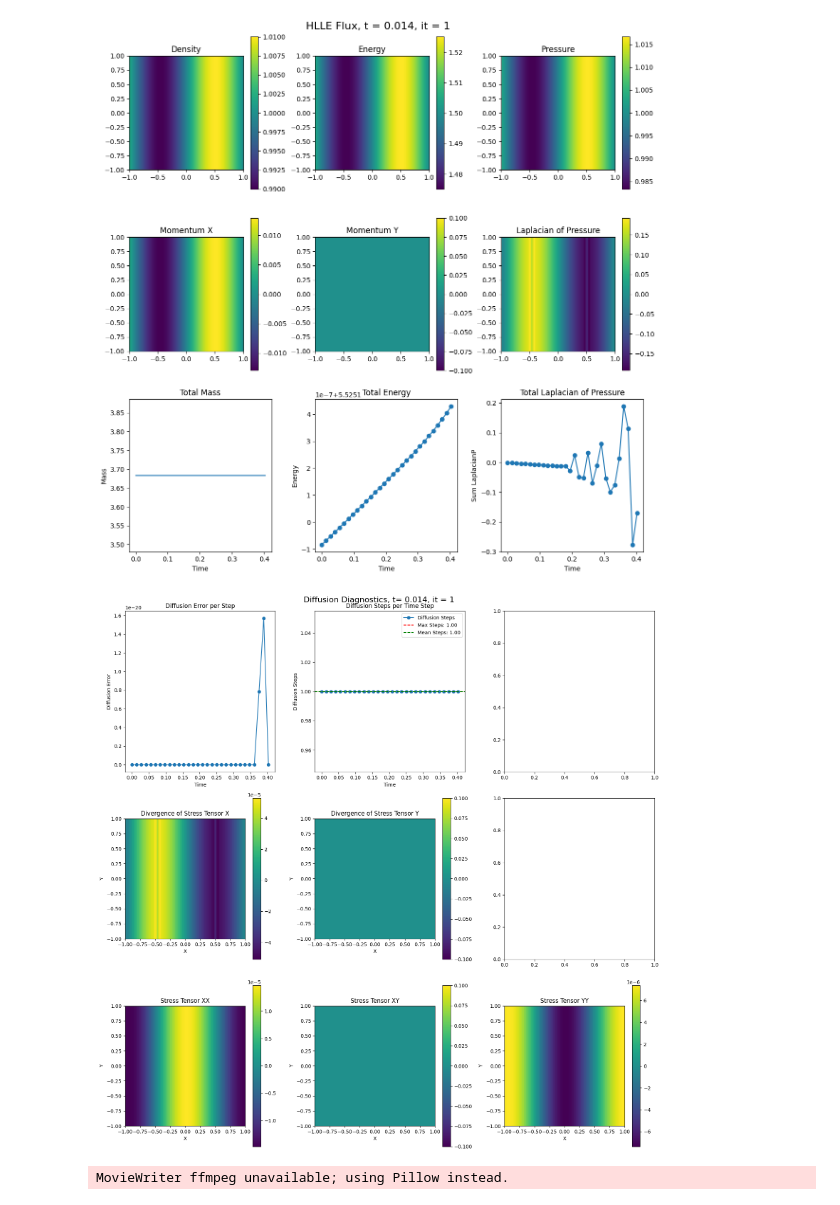
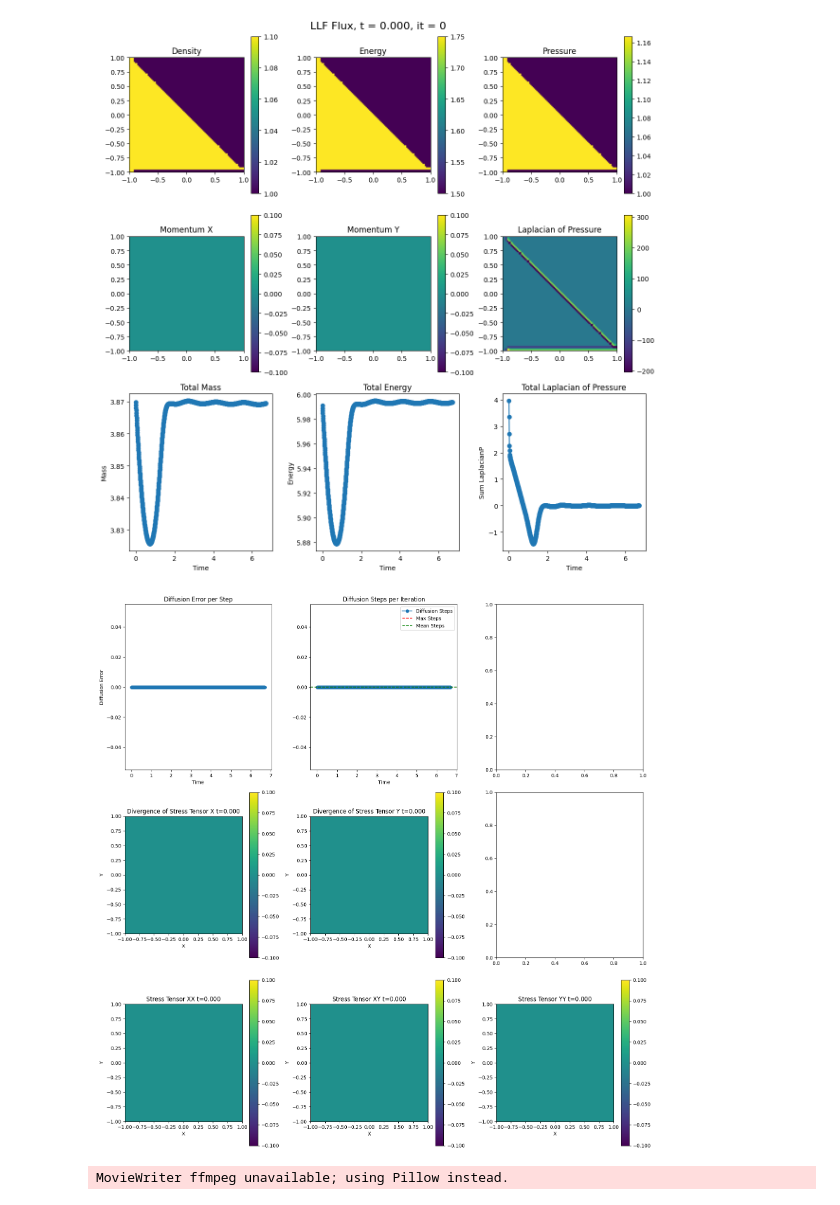
Before and after one commit to Jimbo-Coder/PyFluid, a Jupyter notebook: main.ipynb, the cells around one changed output. Cells and saved outputs as stored; diff of their text form; code cells hidden in the pictures.

Commit message:
IP, shocktube

```diff
--- a/main.ipynb
+++ b/main.ipynb
@@ -268,7 +268,7 @@ class Fluid2D:
         fluxx[3],fluxy[3] = velf*(uvecf[3] + Pf); # Energy
 
     def apply_ics(self):
-       self.rhob = 1;self.rhoamp = 1e-3; self.presb = 1.0;
+       self.rhob = 1;self.rhoamp = 1e-1; self.presb = 1.0;
        self.cs0 = np.sqrt(self.gamma * self.presb / self.rhob);
        self.rho[self.imask]+=  self.rhob;
        self.pressure[self.imask] += self.presb;
@@ -306,6 +306,15 @@ class Fluid2D:
            self.momentum[0, self.imask] += self.rhoamp * self.cs0 * np.sin(kx*self.xg[self.imask]) * np.cos(ky*self.yg[self.imask])
            self.momentum[1, self.imask] += -self.rhoamp * self.cs0 * np.cos(kx*self.xg[self.imask]) * np.sin(ky*self.yg[self.imask])
            self.pressure[self.imask] += (self.rho[self.imask]/4)*(self.cs0**2)* (np.cos(2*kx*self.xg[self.imask]) + np.cos(2*ky*self.yg[self.imask]));
+       elif self.ici == 4: #Shock tube
+           self.icname = "Shock Tube"
+           nvec = np.array([1,1]) #normal vector in shock
+           nvec = nvec / np.linalg.norm(nvec)
+           rdotn = self.xg*nvec[0] + self.yg*nvec[1];
+           lhmask = (rdotn <= 0) & self.imask
+           rhmask = (rdotn > 0) & self.imask
+           self.rho[lhmask] += self.rhoamp;
+           self.pressure[lhmask] += self.rhoamp * self.cs0**2;
 
        #Initial velocity
        safe_divide(self.momentum, self.rho, self.vel)
@@ -525,8 +534,8 @@ class Fluid2D:
                raise ValueError("Invalid Flux Method Key")
             self.apply_bcs()
             #Diffusion Step
-            self.diff_iteration()
-            self.apply_bcs()
+            #self.diff_iteration()
+            #self.apply_bcs()
 
 
             self.closure_ideal(self.uvec,self.vel,self.pressure)
@@ -548,21 +557,21 @@ class Fluid2D:
 
 
 x0t = -1.0; x1t = 1.0;  nxt = 99;
-Nsteps =5
+Nsteps =1e3
 #IC Key
-#[0 = Central Circular Shock, 1 = Central Square Shock, 2 = Wave, 3 = Vortex]
-ici = 1
+#[0 = Central Circular Shock, 1 = Central Square Shock, 2 = Wave, 3 = Vortex, 4 = Shock Tube]
+ici = 4
 #BC Key
 #[0 = Periodic, 1 = Outflow, 2 = Reflective  ]
 # LHS, RHS, BOTTOM, TOP
-bci = np.array([0,0,0,0])
+bci = np.array([2,2,2,2])
 #Flux Methods
 #[0 = LLF, 1 = HLLE, 2 = HLLC]
 flux_meth = 0
 state = Fluid2D(x0t, x1t, nxt, ici, bci, Nsteps, flux_meth)
 state.run_and_store()
 
-it = 5
+it = 0
 state.plot_all(it)
 #state.compute_HLL_and_update()
 print(f"Flux Method: {state.fluxname} \n IC: {state.icname} \n B.C.: {bci} \n Nx: {nxt} \n Steps: {Nsteps:5e} \n dt_avg: {state.dt:.3e} \n Diff Tol: {state.difftol:5e} \n Final Time: {state.t:.3f}")
@@ -590,10 +598,10 @@ plt.plot(state.uvecs[it,0,50,:], "-o")
 # %%
 #it = 0
-it +=1
-state.plot_all(1)
+it = 0
+state.plot_all(it)
 # %% [output]
-[figure, old version]
+[figure, new version]
-[figure, old version]
+[figure, new version]
 # %%
 from matplotlib.animation import FuncAnimation
 from IPython.display import HTML
```
Also changed, not shown: parts of 3 cells of this notebook.
